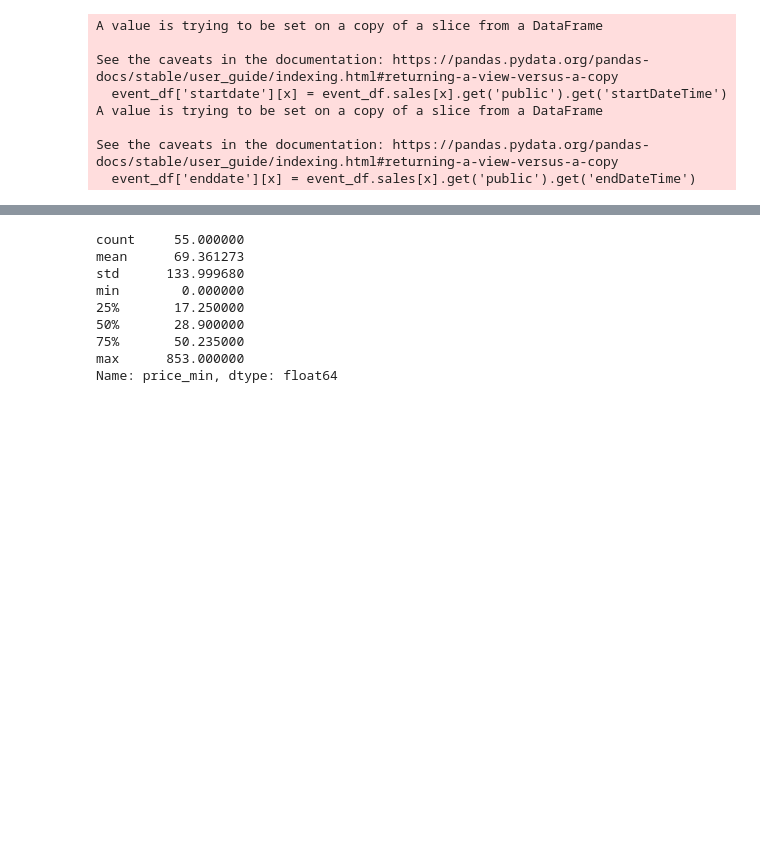
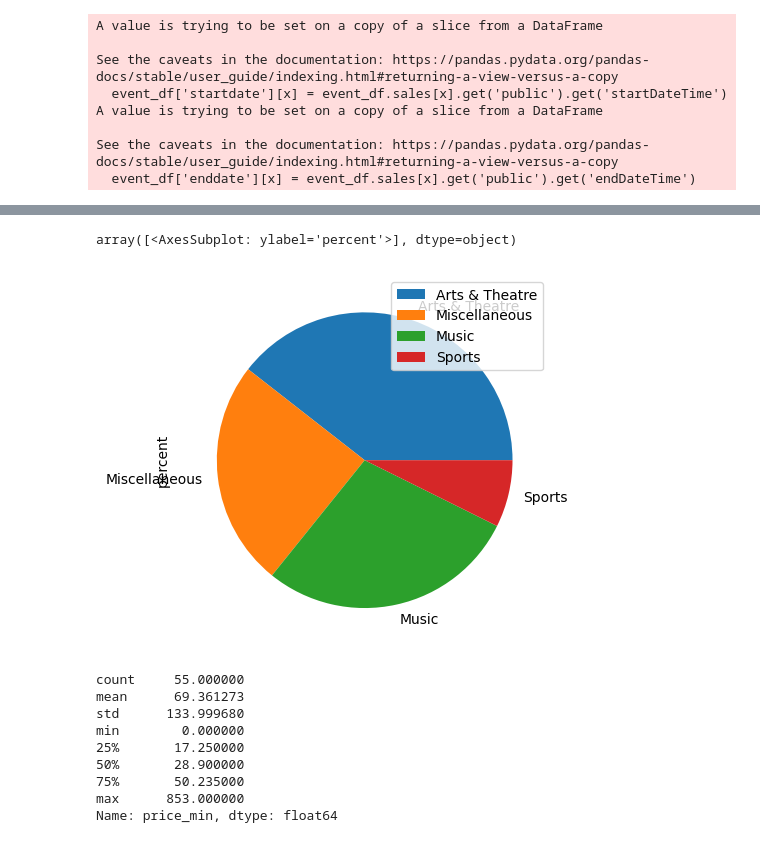
Before and after one commit to kurniayazid/pyticket-analytics, a Jupyter notebook: scratchpad.ipynb, the cells around one changed output, grey strips where cells are left out. Drawn from its saved outputs; the diff is of its cells as text; code cells hidden in the pictures; blank space fills up the shorter version.

```diff
--- a/scratchpad.ipynb
+++ b/scratchpad.ipynb
@@ -138,3 +145,8 @@ event_df.genre.value_counts().plot(kind='bar')
+# %%
+pd.crosstab(event_df['segment'],columns='percent', normalize=True).plot(kind='pie', subplots=True)
+# %% [output]
+array([<AxesSubplot: ylabel='percent'>], dtype=object)
+[figure, added]
 # %%
 event_df.price_min.describe()
 # %% [output]
```
Also changed, not shown: parts of 17 cells of this notebook, 1 other file.
